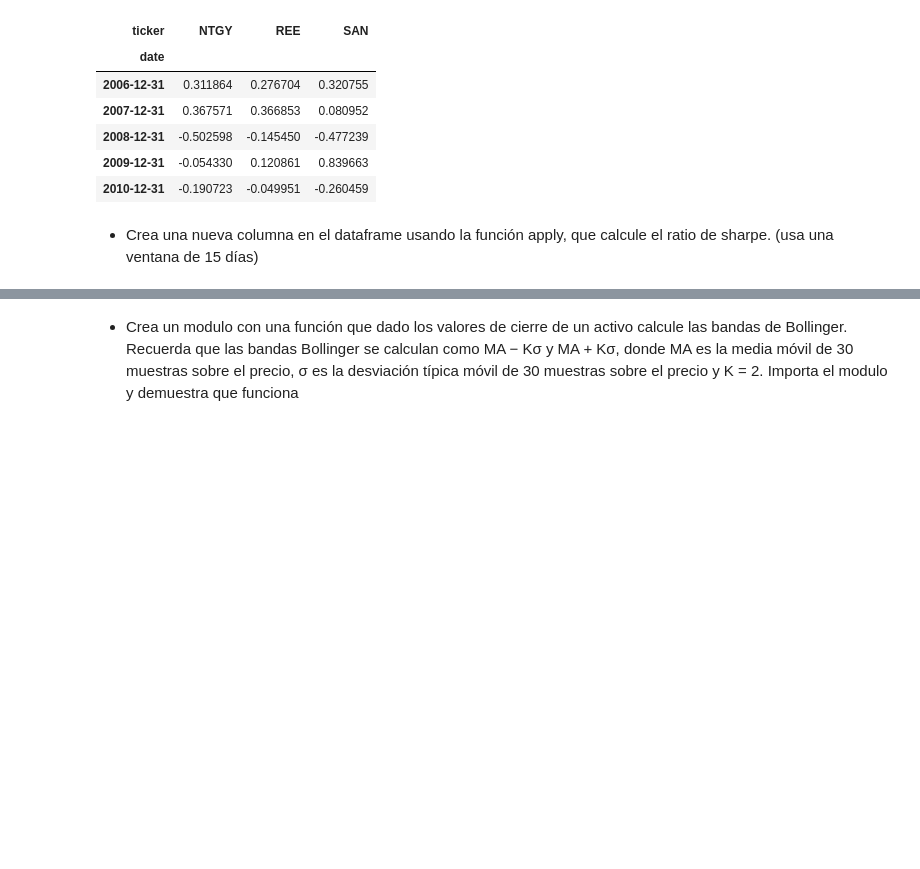
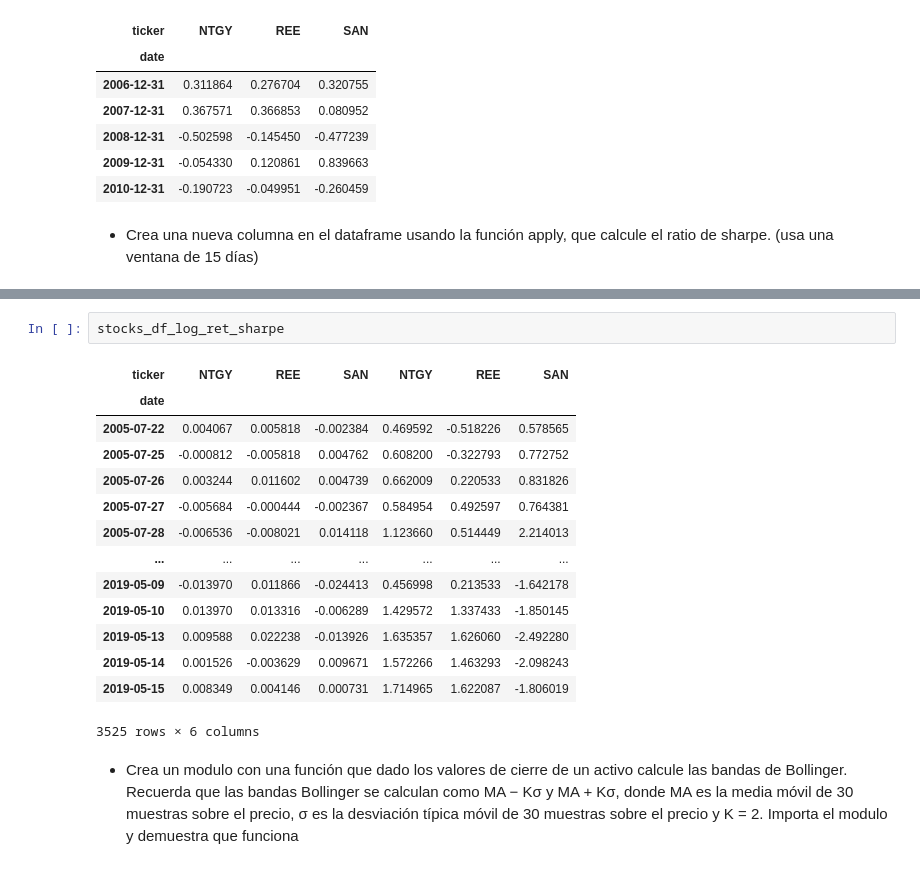
Before and after one commit to Ardark27/python_finance, a Jupyter notebook: Practicas/practica_1_alfonso.ipynb, the cells around one changed output, grey strips where cells are left out. Saved outputs shown, nothing was run; the diff lists cells and outputs as text; blank space fills up the shorter version.

```diff
--- a/Practicas/practica_1_alfonso.ipynb
+++ b/Practicas/practica_1_alfonso.ipynb
@@ -281,3 +390,20 @@ stocks_df_log_ret.head()
+# %%
+stocks_df_log_ret_sharpe
+# %% [output]
+| ticker | NTGY | REE | SAN | NTGY | REE | SAN |
+| date |  |  |  |  |  |  |
+| 2005-07-22 | 0.004067 | 0.005818 | -0.002384 | 0.469592 | -0.518226 | 0.578565 |
+| 2005-07-25 | -0.000812 | -0.005818 | 0.004762 | 0.608200 | -0.322793 | 0.772752 |
+| 2005-07-26 | 0.003244 | 0.011602 | 0.004739 | 0.662009 | 0.220533 | 0.831826 |
+| 2005-07-27 | -0.005684 | -0.000444 | -0.002367 | 0.584954 | 0.492597 | 0.764381 |
+| 2005-07-28 | -0.006536 | -0.008021 | 0.014118 | 1.123660 | 0.514449 | 2.214013 |
+| ... | ... | ... | ... | ... | ... | ... |
+| 2019-05-09 | -0.013970 | 0.011866 | -0.024413 | 0.456998 | 0.213533 | -1.642178 |
+| 2019-05-10 | 0.013970 | 0.013316 | -0.006289 | 1.429572 | 1.337433 | -1.850145 |
+| 2019-05-13 | 0.009588 | 0.022238 | -0.013926 | 1.635357 | 1.626060 | -2.492280 |
+| 2019-05-14 | 0.001526 | -0.003629 | 0.009671 | 1.572266 | 1.463293 | -2.098243 |
+| 2019-05-15 | 0.008349 | 0.004146 | 0.000731 | 1.714965 | 1.622087 | -1.806019 |
+3525 rows × 6 columns
 # %% [markdown]
 - Crea un modulo con una función que dado los valores de cierre de un activo calcule las bandas de Bollinger. Recuerda que las bandas Bollinger se calculan como MA − Kσ y MA + Kσ, donde MA es la media móvil de 30 muestras sobre el precio, σ es la desviación típica móvil de 30 muestras sobre el precio y K = 2. Importa el modulo y demuestra que funciona
 # %%
```
Also changed, not shown: parts of 19 cells of this notebook, 1 other file.
